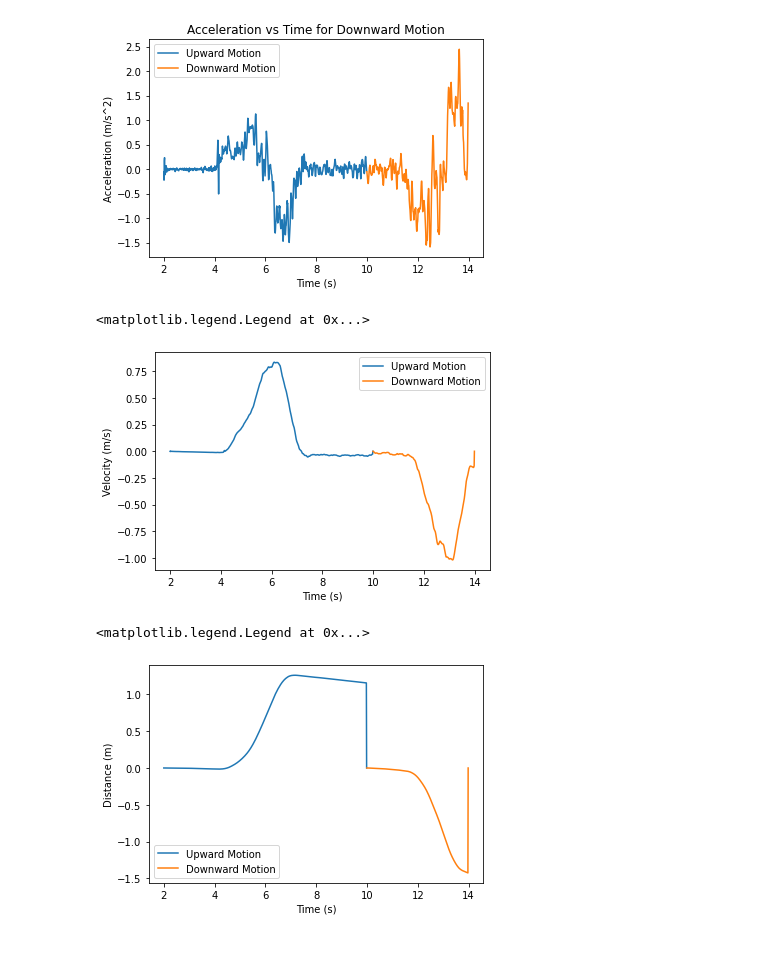
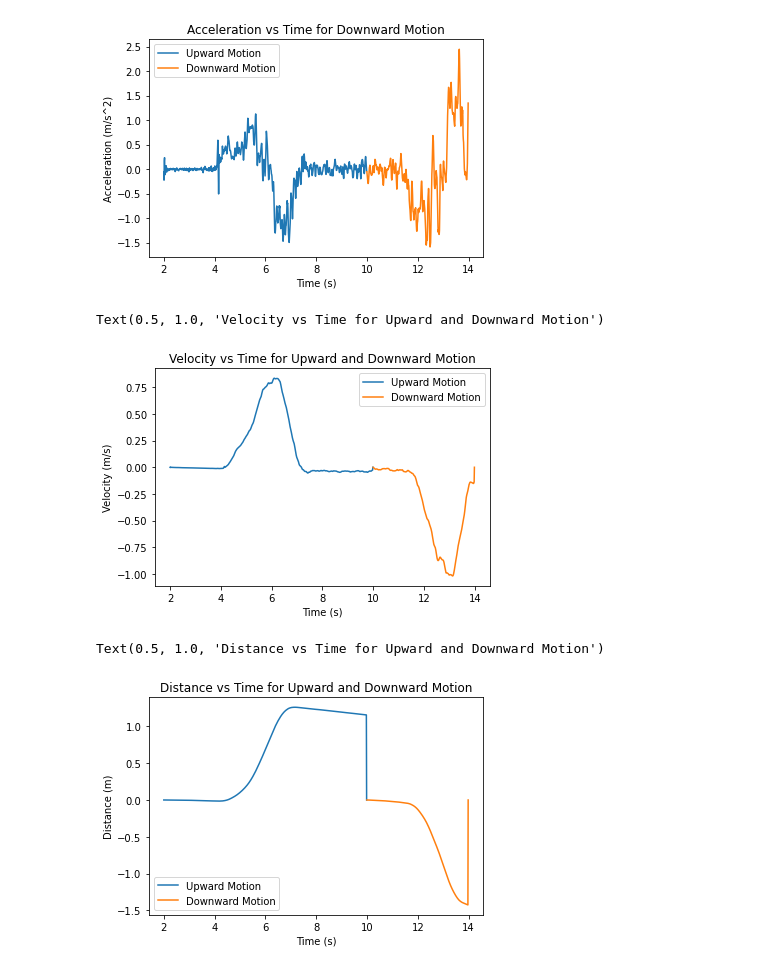
Before and after one commit to udiram/Physics-2P03, a Jupyter notebook: python_assignment/assignment_standard.ipynb, the cells around one changed output. Drawn from its saved outputs; the diff is of its cells as text; code cells hidden in the pictures.

```diff
--- a/python_assignment/assignment_standard.ipynb
+++ b/python_assignment/assignment_standard.ipynb
@@ -59,14 +59,15 @@ for enum, i in enumerate(data):
 # %%
 plt.plot(time_up, velocity_up)
 plt.xlabel('Time (s)')
 plt.ylabel('Velocity (m/s)')
 plt.plot(time_down, velocity_down)
 plt.xlabel('Time (s)')
 plt.ylabel('Velocity (m/s)')
 plt.legend(['Upward Motion', 'Downward Motion'])
+plt.title('Velocity vs Time for Upward and Downward Motion')
 # %% [output]
-<matplotlib.legend.Legend at 0x...>
+Text(0.5, 1.0, 'Velocity vs Time for Upward and Downward Motion')
-[figure, old version]
+[figure, new version]
 # %%
 distance_down = np.zeros(len(velocity_down))
 for enum, i in enumerate(velocity_down):
@@ -87,9 +88,10 @@ plt.plot(time_down, distance_down)
 plt.xlabel('Time (s)')
 plt.ylabel('Distance (m)')
 plt.legend(['Upward Motion', 'Downward Motion'])
+plt.title('Distance vs Time for Upward and Downward Motion')
 # %% [output]
-<matplotlib.legend.Legend at 0x...>
+Text(0.5, 1.0, 'Distance vs Time for Upward and Downward Motion')
-[figure, old version]
+[figure, new version]
 # %%
 #superimposing all plots
 plt.plot(time_up, z_accel_up)
```
Also changed, not shown: parts of 2 cells of this notebook, 1 other file.
